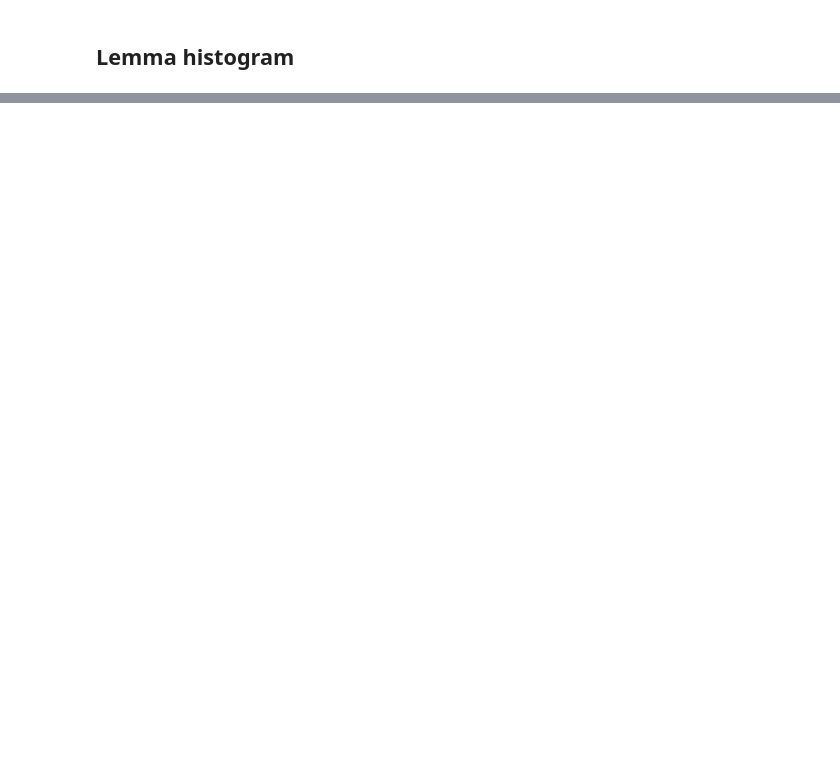
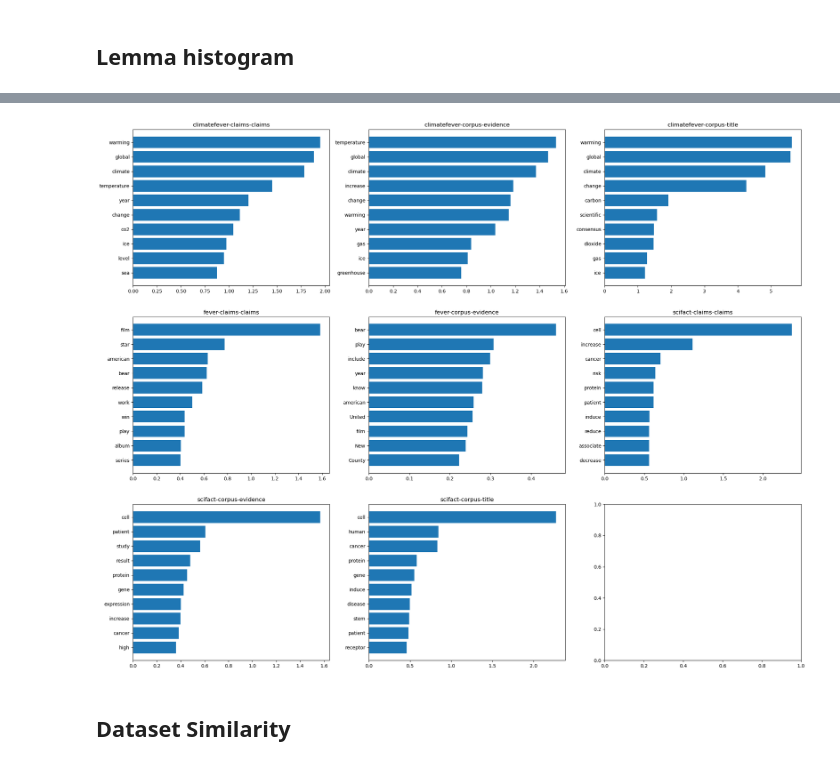
Before and after one commit to boeyjw/KCL-MScAI-FactChecking-Code, a Jupyter notebook: nb/03_Data_Exploration_l2.ipynb, the cells around one changed output, grey strips where cells are left out. Cells and saved outputs as stored; diff of their text form; code cells hidden in the pictures; blank space fills up the shorter version.

Commit message:
upd: complete proc; left doc similarity

```diff
--- a/nb/03_Data_Exploration_l2.ipynb
+++ b/nb/03_Data_Exploration_l2.ipynb
@@ -114,0 +137,7 @@ df_words
+# %%
+df_words = df_words.merge(
+    df_words.groupby("dataset", as_index=False)["count"].sum().rename({"count": "total_count"}, axis=1)
+    , on="dataset"
+)
+df_words["normalised_count"] = df_words["count"] / df_words["total_count"] * 100
+df_words
@@ -123,3 +180,23 @@ df_topwords
 # %%
-g = sns.catplot(x="lemma", y="normalised_count", data=df_topwords[df_topwords["dataset"].str.contains("climate")], col="dataset", kind="bar", facet_kws={'sharey': False, 'sharex': False})
-g.set_xticklabels(rotation=45)
+datasets = df_topwords["dataset"].unique()
+cols = 3
+rows = int(np.ceil(len(datasets)/cols))
+fig, ax = plt.subplots(rows, cols, figsize=[25, 20])
+
+datasets = iter(datasets)
+term = False
+for r in range(rows):
+    if term:
+        break
+    for c in range(cols):
+        try:
+            d = next(datasets)
+            df_tmp = df_topwords.loc[df_topwords["dataset"] == d, ["lemma", "normalised_count"]]
+            df_tmp = df_tmp.sort_values("normalised_count", ascending=True)
+        except StopIteration:
+            term = True
+            break
+        ax[r][c].barh(y=df_tmp["lemma"], width=df_tmp["normalised_count"])
+        ax[r][c].set_title(d)
+# %% [output]
+[figure, added]
@@ -131,0 +203,2 @@ g.set_xticklabels(rotation=45)
+# %% [markdown]
+## Dataset Similarity
```
Also changed, not shown: parts of 11 cells of this notebook, 1 other file.
